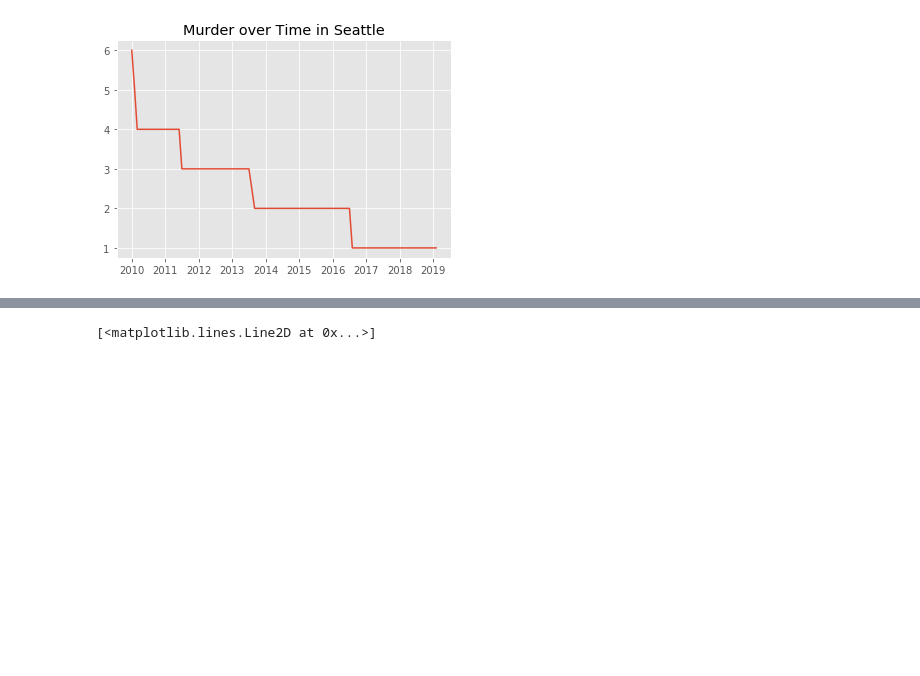
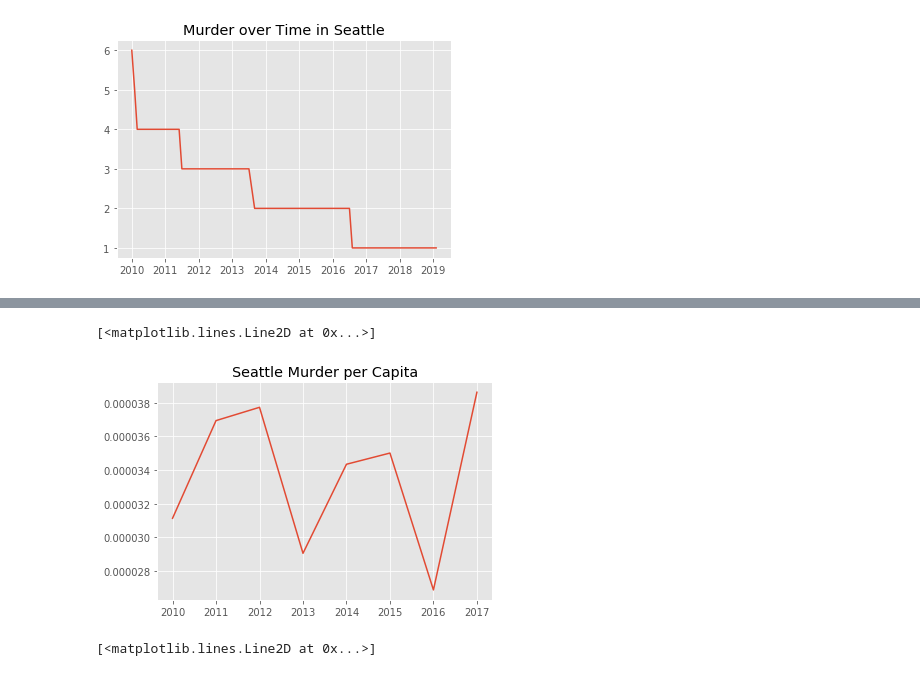
Before and after one commit to WhimsicalNose03/Cannabis-Cash-Crop-or-Crime-Boom-, a Jupyter notebook: sea_plots.ipynb, the cells around one changed output, grey strips where cells are left out. Cells and saved outputs as stored; diff of their text form; code cells hidden in the pictures; blank space fills up the shorter version.

```diff
--- a/sea_plots.ipynb
+++ b/sea_plots.ipynb
@@ -144,6 +165,10 @@ We'll need to see how the rates for these 5 categories change from 2012 to 2013.
 2013 drug-alc/capita = 2459/654,176 = 3.76 * 10^-3
 
 ------------------------
+# %%
+populations = [610333,622532,635974,654176,669641,685447,707255,724745]
+# %%
+years=[2010,2011,2012,2013,2014,2015,2016,2017]
 # %%
 plt.title('Murder over Time in Seattle')
 plt.plot(x_murder, sea_murder['month_year'].value_counts())
@@ -166,0 +178,4 @@ Name: year, dtype: int64
+# %%
+murder_by_year = sea_murder['year'].value_counts()
+murder_by_year = murder_by_year.sort_index()
+murder_by_year
@@ -166,0 +192,6 @@ Name: year, dtype: int64
+# %%
+yearly_murder = pd.DataFrame(years,columns=['year'])
+yearly_murder['population'] = populations
+yearly_murder['count'] = murder_by_year.values
+yearly_murder['rate'] = yearly_murder['count']/yearly_murder['population']
+yearly_murder
@@ -167,3 +208,9 @@ Name: year, dtype: int64
+# %%
+plt.title('Seattle Murder per Capita')
+plt.plot(years,yearly_murder['rate'])
+# %% [output]
+[<matplotlib.lines.Line2D at 0x...>]
+[figure, added]
 # %%
 plt.title('Larceny over Time in Seattle')
 plt.plot(x, sea_larceny['month_year'].value_counts())
```
Also changed, not shown: parts of 23 cells of this notebook, 2 other files.
